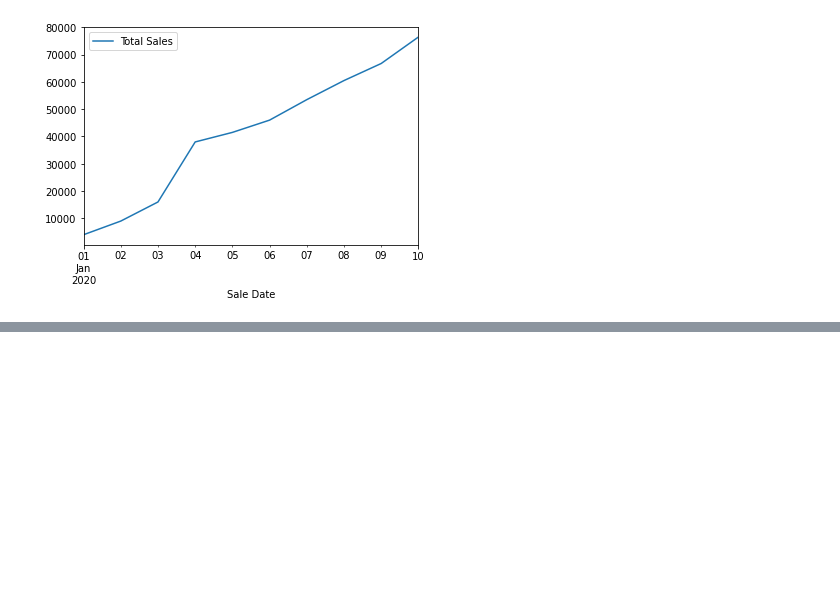
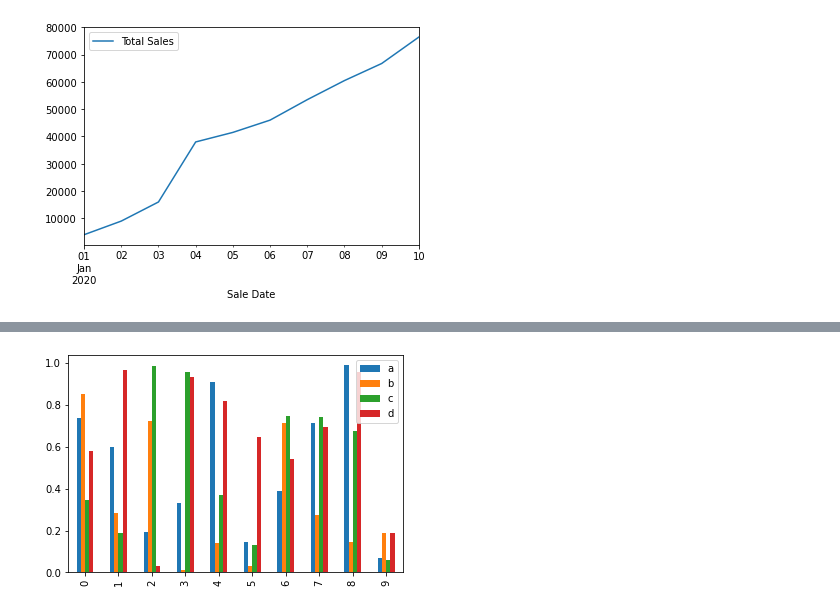
Before and after one commit to ioannis-toumpoglou/tensorflow-developer-repo, a Jupyter notebook: ml-02-introduction-to-matplotlib.ipynb, the cells around one changed output, grey strips where cells are left out. Saved outputs shown, nothing was run; the diff lists cells and outputs as text; code cells hidden in the pictures; blank space fills up the shorter version.

```diff
--- a/ml-02-introduction-to-matplotlib.ipynb
+++ b/ml-02-introduction-to-matplotlib.ipynb
@@ -315,0 +340,4 @@ car_sales.plot(x='Odometer (KM)', y='Price', kind='scatter');
+# %%
+df.plot(kind='bar');
+# %% [output]
+[figure, added]
```
Also changed, not shown: parts of 13 cells of this notebook.
